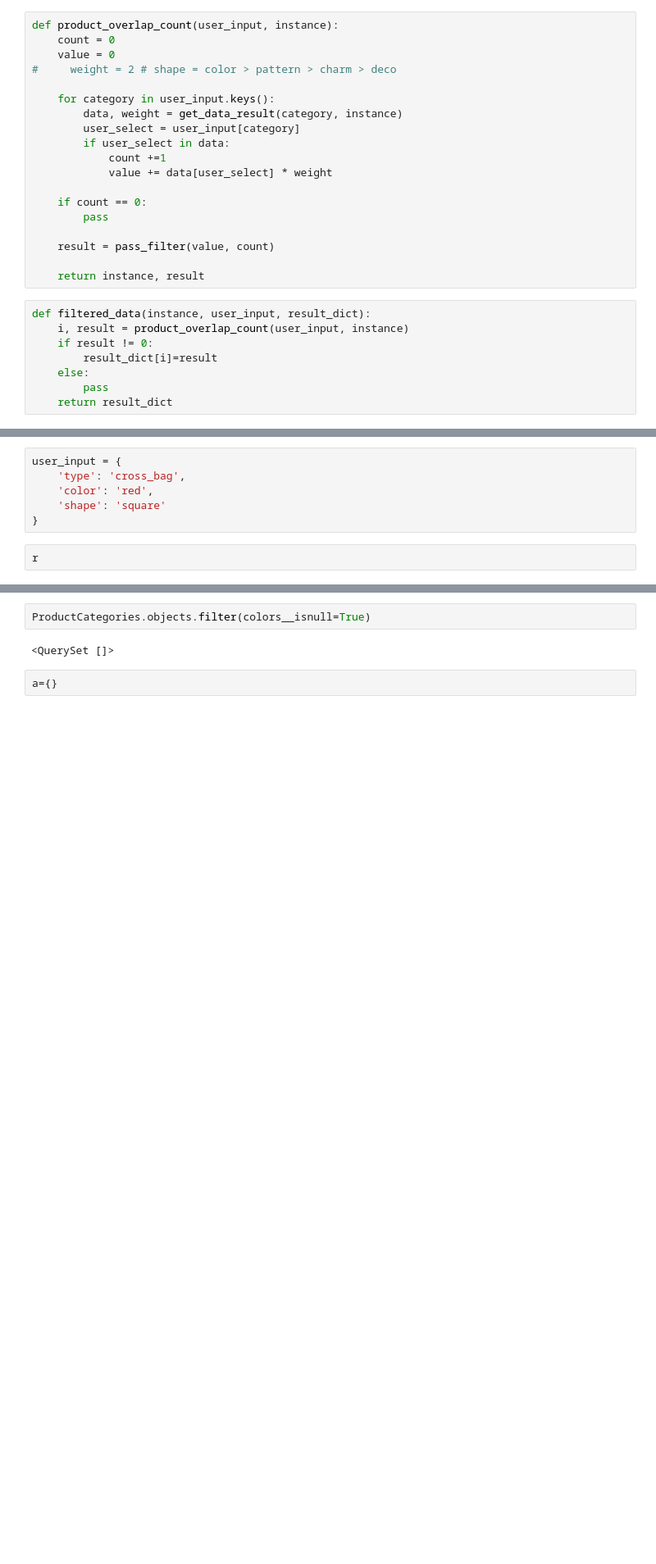
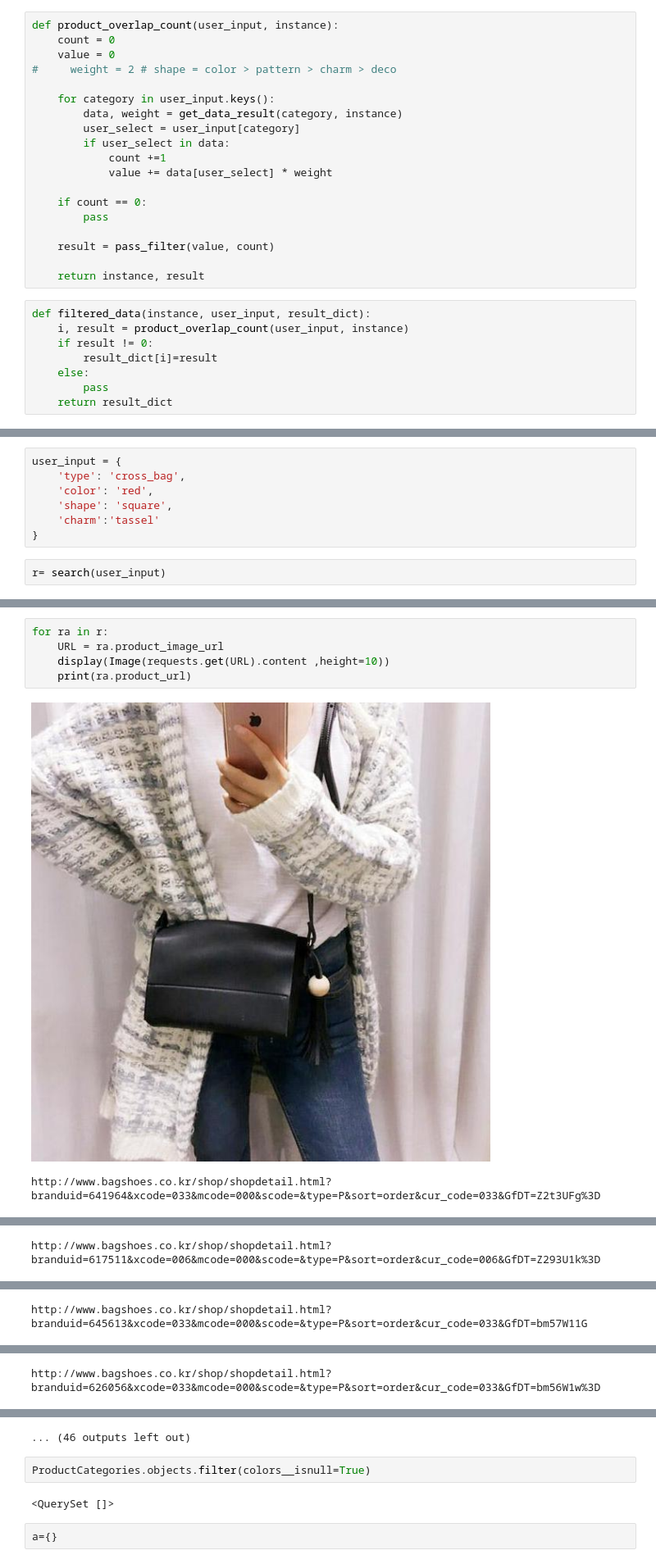
Before and after one commit to JunyongPark97/data-explorer, a Jupyter notebook: Search_Logic_v2.ipynb, the cells around one changed output, grey strips where cells are left out. Shown at 82% size. Saved outputs shown, nothing was run; the diff lists cells and outputs as text; blank space fills up the shorter version.

```diff
--- a/Search_Logic_v2.ipynb
+++ b/Search_Logic_v2.ipynb
@@ -85,8 +92,9 @@ def search(user_input):
 user_input = {
     'type': 'cross_bag',
     'color': 'red',
-    'shape': 'square'
+    'shape': 'square',
+    'charm':'tassel'
 }
 # %%
-r
+r= search(user_input)
 # %% [output]
@@ -98,0 +102,8 @@ r
+# %%
+for ra in r:
+    URL = ra.product_image_url
+    display(Image(requests.get(URL).content ,height=10))
+    print(ra.product_url)
+# %% [output]
+[figure, added]
+http://www.bagshoes.co.kr/shop/shopdetail.html?branduid=641964&xcode=033&mcode=000&scode=&type=P&sort=order&cur_code=033&GfDT=Z2t3UFg%3D
@@ -98,0 +111 @@ r
+http://www.bagshoes.co.kr/shop/shopdetail.html?branduid=617511&xcode=006&mcode=000&scode=&type=P&sort=order&cur_code=006&GfDT=Z293U1k%3D
@@ -98,0 +113 @@ r
+http://www.bagshoes.co.kr/shop/shopdetail.html?branduid=645613&xcode=033&mcode=000&scode=&type=P&sort=order&cur_code=033&GfDT=bm57W11G
@@ -98,0 +115 @@ r
+http://www.bagshoes.co.kr/shop/shopdetail.html?branduid=626056&xcode=033&mcode=000&scode=&type=P&sort=order&cur_code=033&GfDT=bm56W1w%3D
@@ -99,3 +120,4 @@ r
+... (46 outputs left out)
 # %%
 ProductCategories.objects.filter(colors__isnull=True)
 # %% [output]
```
Also changed, not shown: parts of 14 cells of this notebook, 3 other files.
